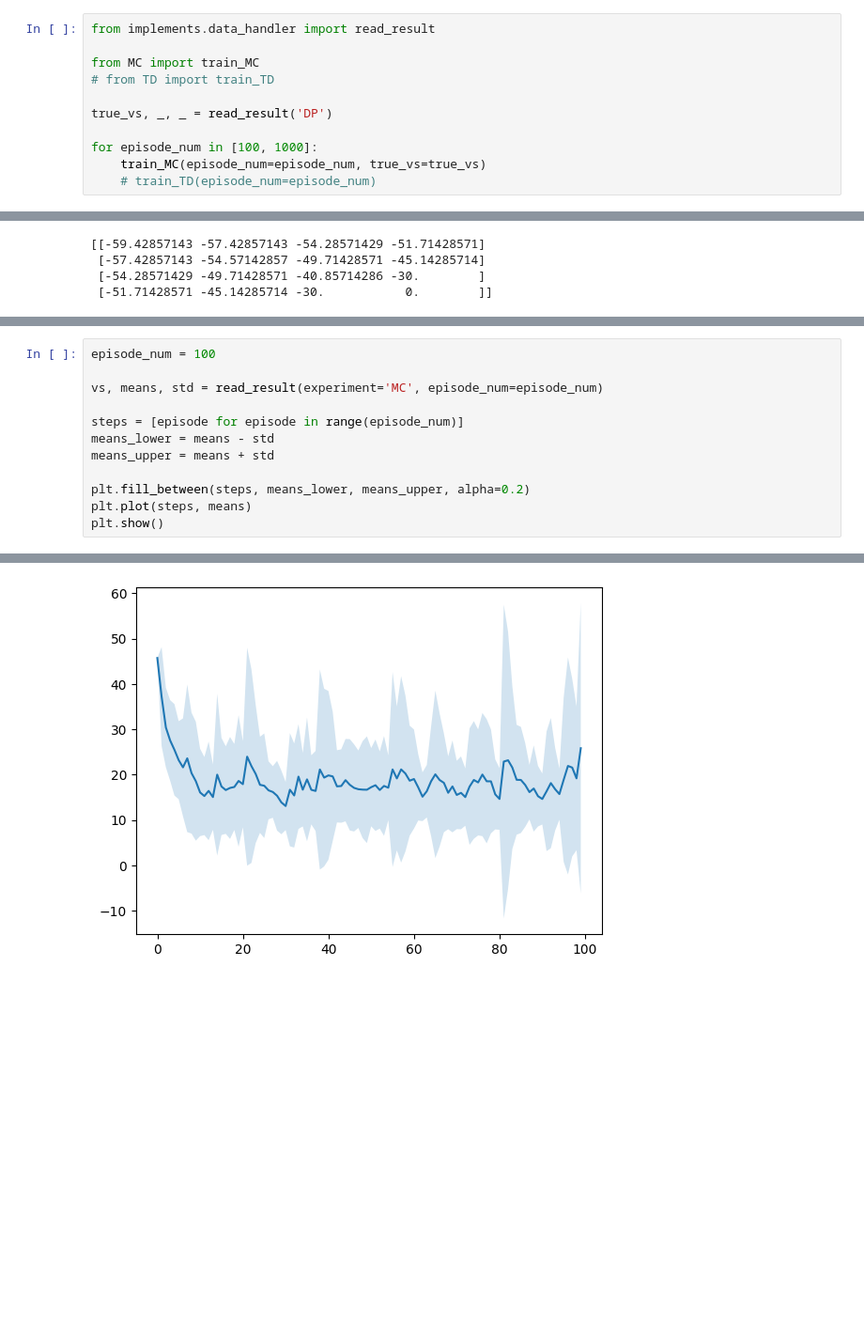
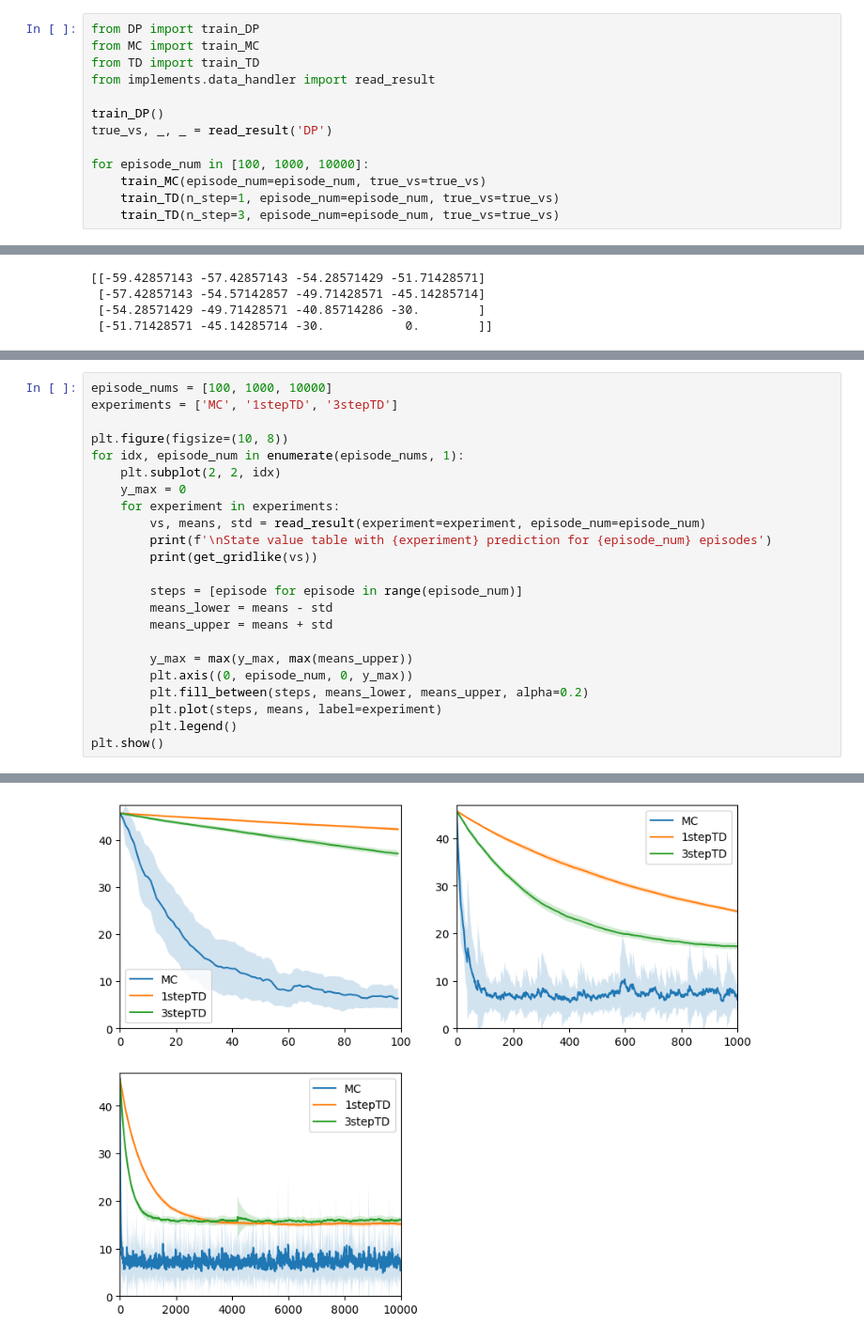
Before and after one commit to khhandrea/ku-RL-prediction, a Jupyter notebook: experiment.ipynb, the cells around one changed output, grey strips where cells are left out. Shown at 94% size. Drawn from its saved outputs; the diff is of its cells as text; blank space fills up the shorter version.

```diff
--- a/experiment.ipynb
+++ b/experiment.ipynb
@@ -29,11 +31,13 @@ train_DP()
 # %%
+from DP import train_DP
+from MC import train_MC
+from TD import train_TD
 from implements.data_handler import read_result
 
-from MC import train_MC
-# from TD import train_TD
-
+train_DP()
 true_vs, _, _ = read_result('DP')
 
-for episode_num in [100, 1000]:
+for episode_num in [100, 1000, 10000]:
     train_MC(episode_num=episode_num, true_vs=true_vs)
-    # train_TD(episode_num=episode_num)
+    train_TD(n_step=1, episode_num=episode_num, true_vs=true_vs)
+    train_TD(n_step=3, episode_num=episode_num, true_vs=true_vs)
@@ -57,13 +72,24 @@ print(get_gridlike(vs))
 # %%
-episode_num = 100
+episode_nums = [100, 1000, 10000]
+experiments = ['MC', '1stepTD', '3stepTD']
 
-vs, means, std = read_result(experiment='MC', episode_num=episode_num)
+plt.figure(figsize=(10, 8))
+for idx, episode_num in enumerate(episode_nums, 1):
+    plt.subplot(2, 2, idx)
+    y_max = 0
+    for experiment in experiments:
+        vs, means, std = read_result(experiment=experiment, episode_num=episode_num)
+        print(f'\nState value table with {experiment} prediction for {episode_num} episodes')
+        print(get_gridlike(vs))
 
-steps = [episode for episode in range(episode_num)]
-means_lower = means - std
-means_upper = means + std
+        steps = [episode for episode in range(episode_num)]
+        means_lower = means - std
+        means_upper = means + std
 
-plt.fill_between(steps, means_lower, means_upper, alpha=0.2)
-plt.plot(steps, means)
+        y_max = max(y_max, max(means_upper))
+        plt.axis((0, episode_num, 0, y_max))
+        plt.fill_between(steps, means_lower, means_upper, alpha=0.2)
+        plt.plot(steps, means, label=experiment)
+        plt.legend()
 plt.show()
 # %% [output]
@@ -70 +113 @@ plt.show()
-[figure, old version]
+[figure, new version]
```
Also changed, not shown: parts of 19 cells of this notebook, 12 other files.
